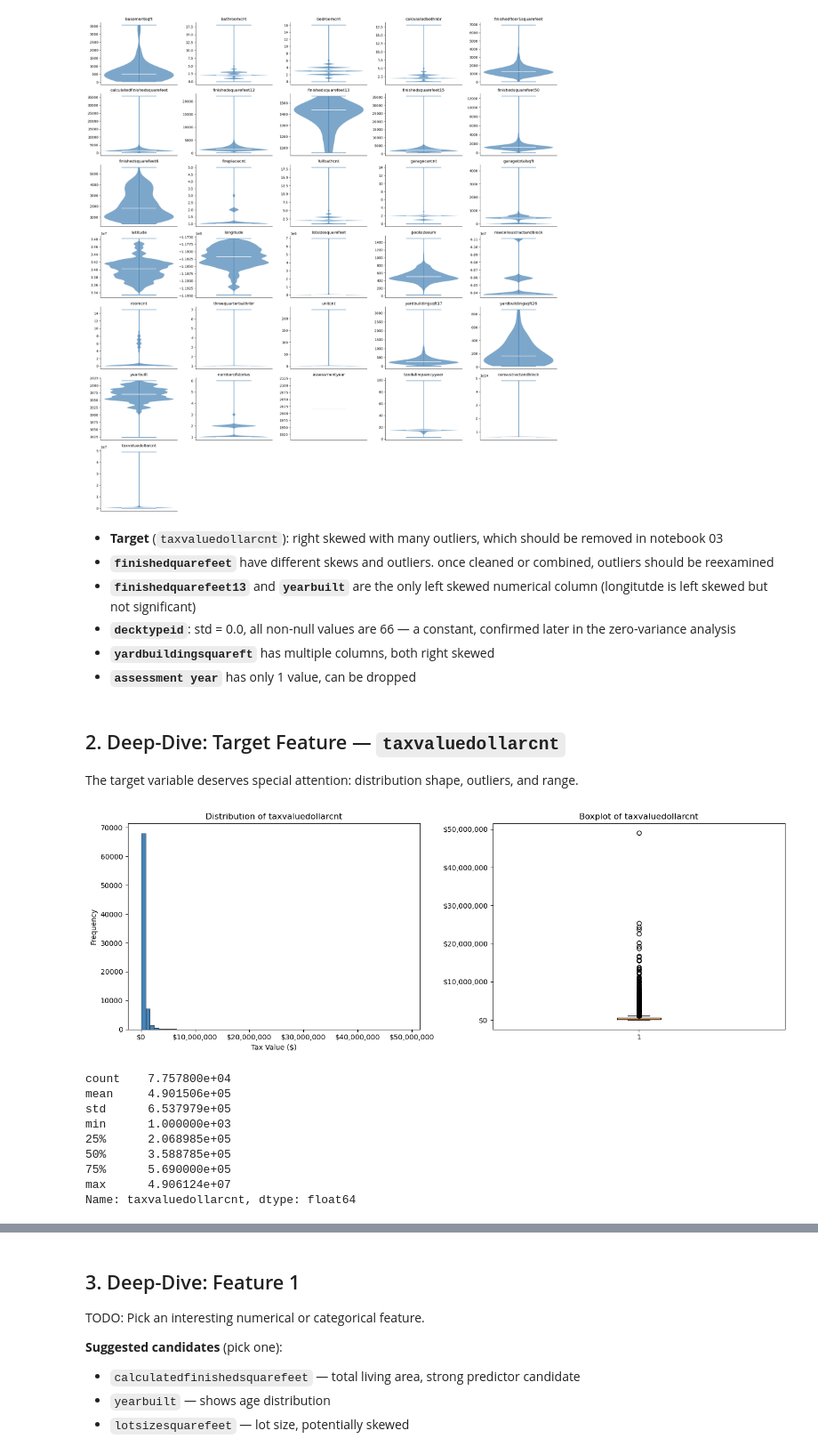
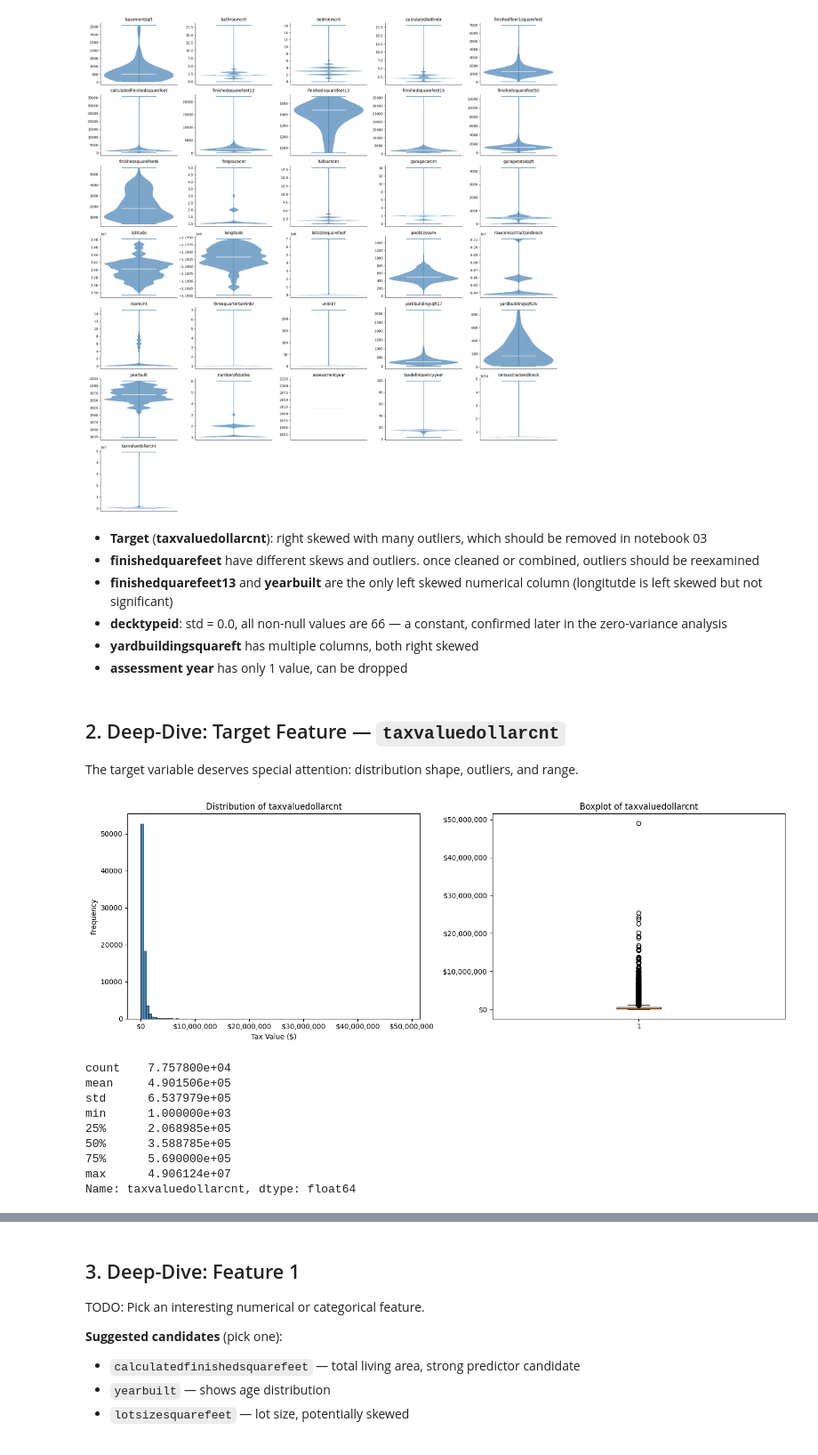
Before and after one commit to kumargaurav-bu-edu/bu_shared_projects, a Jupyter notebook: 02_eda_feature_visualization.ipynb, the cells around one changed output, grey strips where cells are left out. Shown at 89% size. Saved outputs shown, nothing was run; the diff lists cells and outputs as text; code cells hidden in the pictures.

Commit message:
edited outliers

```diff
--- a/02_eda_feature_visualization.ipynb
+++ b/02_eda_feature_visualization.ipynb
@@ -138,12 +139,12 @@ plt.show()
 # %% [output]
 [figure]
 # %% [markdown]
-- **Target** (`taxvaluedollarcnt`): right skewed with many outliers, which should be removed in notebook 03
-- **`finishedquarefeet`** have different skews and outliers. once cleaned or combined, outliers should be reexamined
-- **`finishedquarefeet13`** and **`yearbuilt`** are the only left skewed numerical column (longitutde is left skewed but not significant)
-- **`decktypeid`**: std = 0.0, all non-null values are 66 — a constant, confirmed later in the zero-variance analysis
-- **`yardbuildingsquareft`** has multiple columns, both right skewed
-- **`assessment year`** has only 1 value, can be dropped
+- **Target** (**taxvaluedollarcnt**): right skewed with many outliers, which should be removed in notebook 03
+- **finishedquarefeet** have different skews and outliers. once cleaned or combined, outliers should be reexamined
+- **finishedquarefeet13** and **yearbuilt** are the only left skewed numerical column (longitutde is left skewed but not significant)
+- **decktypeid**: std = 0.0, all non-null values are 66 — a constant, confirmed later in the zero-variance analysis
+- **yardbuildingsquareft** has multiple columns, both right skewed
+- **assessment year** has only 1 value, can be dropped
 # %% [markdown]
 ## 2. Deep-Dive: Target Feature — `taxvaluedollarcnt`
 
@@ -151,26 +152,26 @@ The target variable deserves special attention: distribution shape, outliers, an
 # %%
 target = "taxvaluedollarcnt"
 
 fig, axes = plt.subplots(1, 2, figsize=(14, 5))
 
 # Histogram
-axes[0].hist(df[target].dropna(), bins=60, edgecolor='black', linewidth=0.5, color='steelblue')
+axes[0].hist(df[target].dropna(), bins=100, edgecolor='black', linewidth=0.5, color='steelblue')
 axes[0].set_title(f"Distribution of {target}")
 axes[0].set_xlabel("Tax Value ($)")
 axes[0].set_ylabel("Frequency")
 axes[0].xaxis.set_major_formatter(mticker.FuncFormatter(dollar_format))
 
 # Boxplot
 axes[1].boxplot(df[target].dropna(), vert=True)
 axes[1].set_title(f"Boxplot of {target}")
 axes[1].yaxis.set_major_formatter(mticker.FuncFormatter(dollar_format))
 
 plt.tight_layout()
 plt.show()
 
 print(df[target].describe())
 # %% [output]
-[figure, old version]
+[figure, new version]
 count    7.757800e+04
 mean     4.901506e+05
 std      6.537979e+05
```
Also changed, not shown: parts of 7 cells of this notebook.
